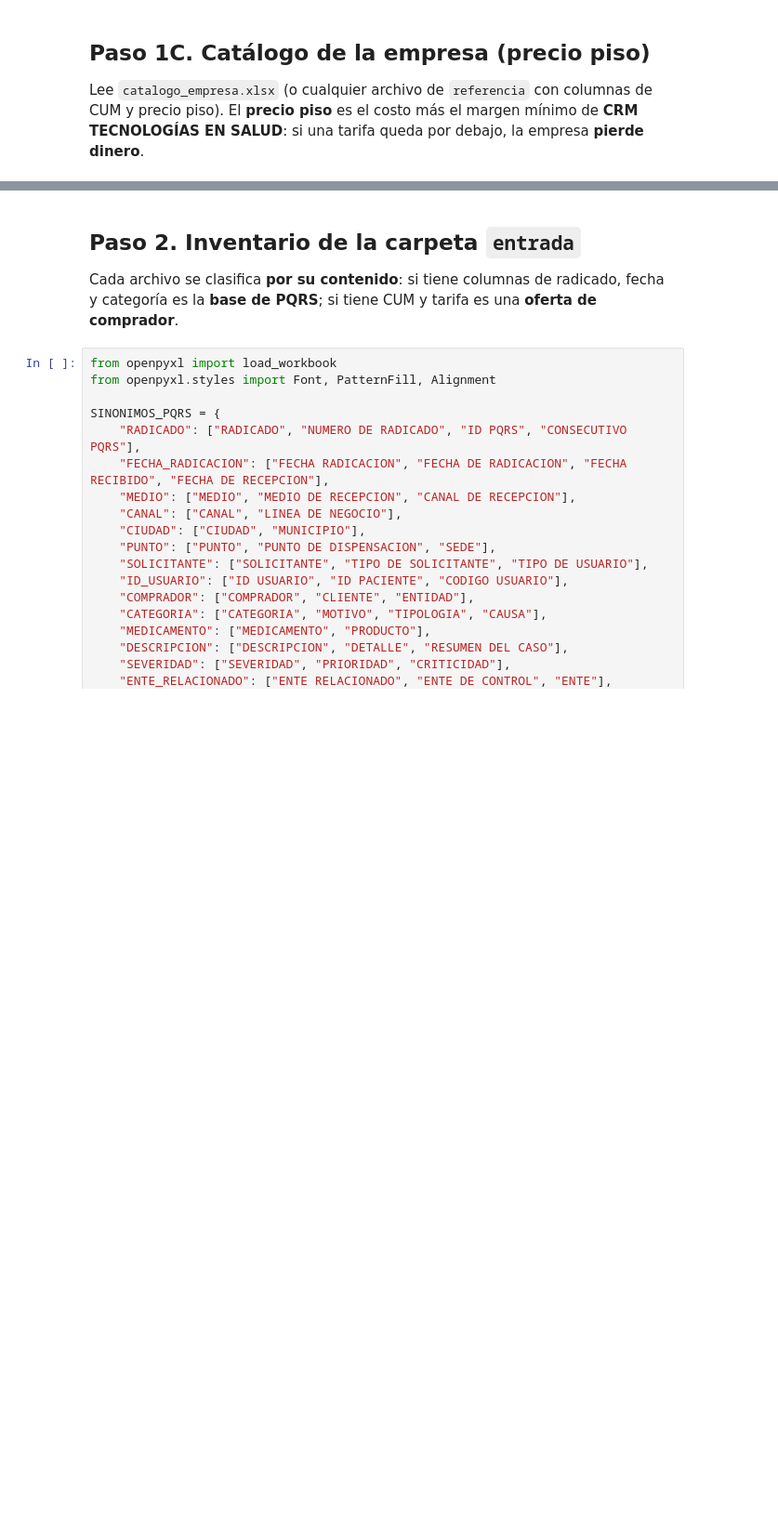
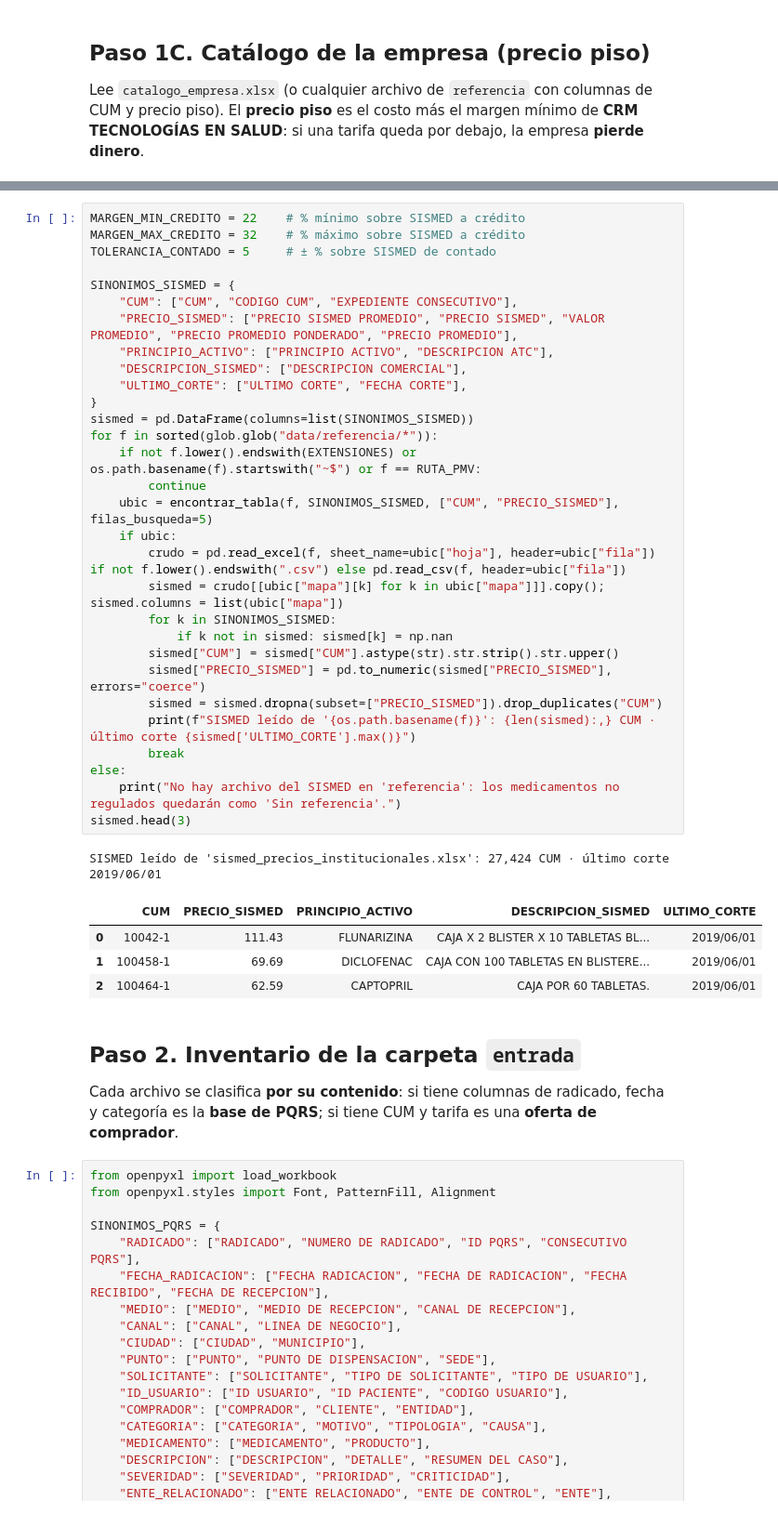
Before and after one commit to ivanherrerabaquero-dev/validacion-precios-medicamentos, a Jupyter notebook: notebooks/proyecto_validacion_precios.ipynb, the cells around one changed output, grey strips where cells are left out. Shown at 93% size. Cells and saved outputs as stored; diff of their text form; blank space fills up the shorter version.

```diff
--- a/notebooks/proyecto_validacion_precios.ipynb
+++ b/notebooks/proyecto_validacion_precios.ipynb
@@ -254,3 +265,39 @@ Catálogo leído de 'catalogo_empresa.xlsx': 70 productos
+# %%
+MARGEN_MIN_CREDITO = 22    # % mínimo sobre SISMED a crédito
+MARGEN_MAX_CREDITO = 32    # % máximo sobre SISMED a crédito
+TOLERANCIA_CONTADO = 5     # ± % sobre SISMED de contado
+
+SINONIMOS_SISMED = {
+    "CUM": ["CUM", "CODIGO CUM", "EXPEDIENTE CONSECUTIVO"],
+    "PRECIO_SISMED": ["PRECIO SISMED PROMEDIO", "PRECIO SISMED", "VALOR PROMEDIO", "PRECIO PROMEDIO PONDERADO", "PRECIO PROMEDIO"],
+    "PRINCIPIO_ACTIVO": ["PRINCIPIO ACTIVO", "DESCRIPCION ATC"],
+    "DESCRIPCION_SISMED": ["DESCRIPCION COMERCIAL"],
+    "ULTIMO_CORTE": ["ULTIMO CORTE", "FECHA CORTE"],
+}
+sismed = pd.DataFrame(columns=list(SINONIMOS_SISMED))
+for f in sorted(glob.glob("data/referencia/*")):
+    if not f.lower().endswith(EXTENSIONES) or os.path.basename(f).startswith("~$") or f == RUTA_PMV:
+        continue
+    ubic = encontrar_tabla(f, SINONIMOS_SISMED, ["CUM", "PRECIO_SISMED"], filas_busqueda=5)
+    if ubic:
+        crudo = pd.read_excel(f, sheet_name=ubic["hoja"], header=ubic["fila"]) if not f.lower().endswith(".csv") else pd.read_csv(f, header=ubic["fila"])
+        sismed = crudo[[ubic["mapa"][k] for k in ubic["mapa"]]].copy(); sismed.columns = list(ubic["mapa"])
+        for k in SINONIMOS_SISMED:
+            if k not in sismed: sismed[k] = np.nan
+        sismed["CUM"] = sismed["CUM"].astype(str).str.strip().str.upper()
+        sismed["PRECIO_SISMED"] = pd.to_numeric(sismed["PRECIO_SISMED"], errors="coerce")
+        sismed = sismed.dropna(subset=["PRECIO_SISMED"]).drop_duplicates("CUM")
+        print(f"SISMED leído de '{os.path.basename(f)}': {len(sismed):,} CUM · último corte {sismed['ULTIMO_CORTE'].max()}")
+        break
+else:
+    print("No hay archivo del SISMED en 'referencia': los medicamentos no regulados quedarán como 'Sin referencia'.")
+sismed.head(3)
+# %% [output]
+SISMED leído de 'sismed_precios_institucionales.xlsx': 27,424 CUM · último corte 2019/06/01
+|  | CUM | PRECIO_SISMED | PRINCIPIO_ACTIVO | DESCRIPCION_SISMED | ULTIMO_CORTE |
+| 0 | 10042-1 | 111.43 | FLUNARIZINA | CAJA X 2 BLISTER X 10 TABLETAS BL... | 2019/06/01 |
+| 1 | 100458-1 | 69.69 | DICLOFENAC | CAJA CON 100 TABLETAS EN BLISTERE... | 2019/06/01 |
+| 2 | 100464-1 | 62.59 | CAPTOPRIL | CAJA POR 60 TABLETAS. | 2019/06/01 |
 # %% [markdown]
 ## Paso 2. Inventario de la carpeta `entrada`
 
```
Also changed, not shown: parts of 14 cells of this notebook, 33 other files.
